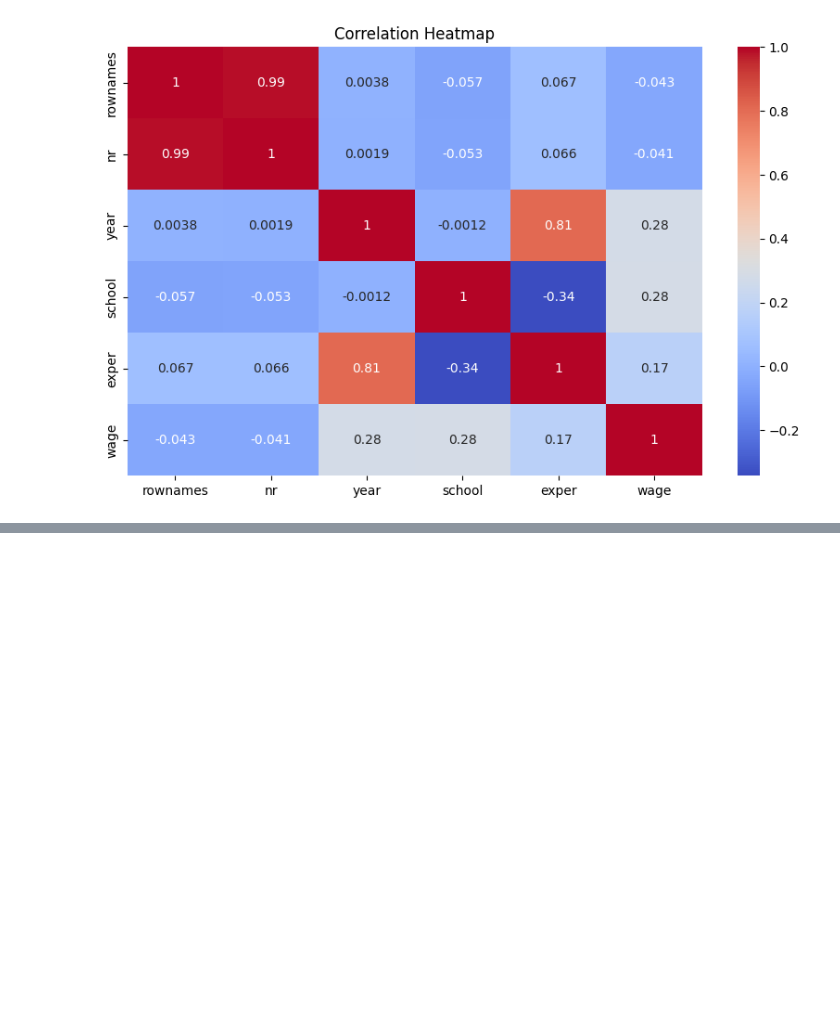
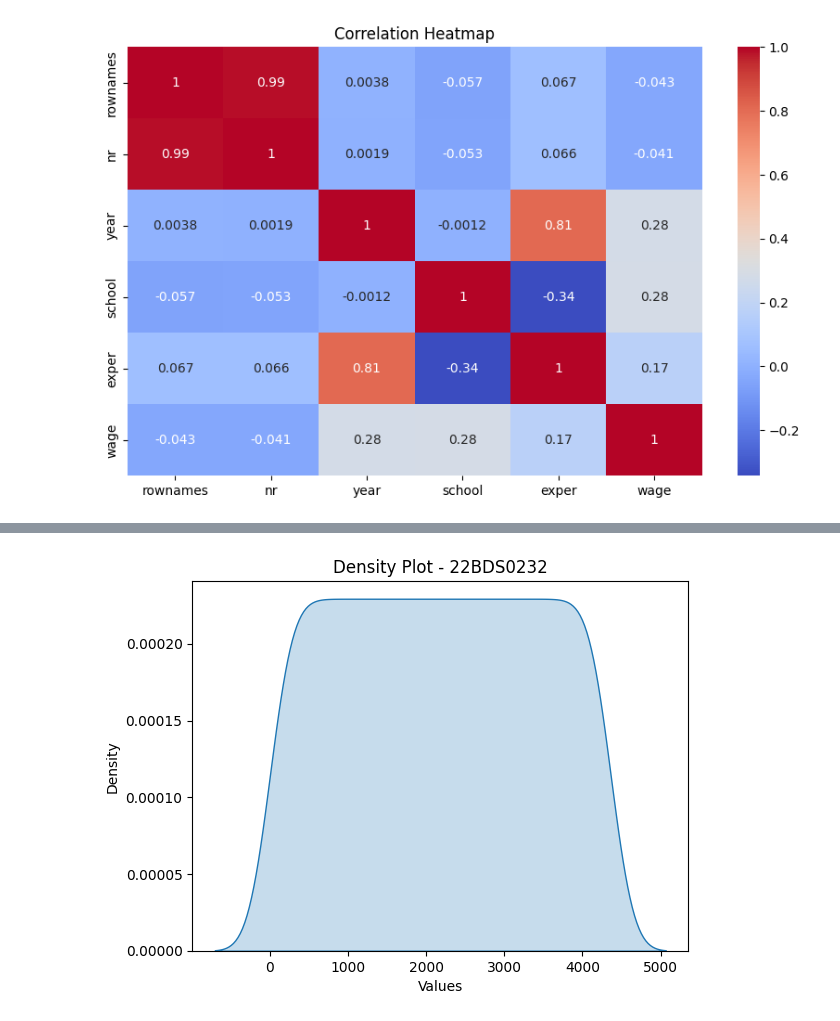
Before and after one commit to 01Kanishk10/Google-Colab-22BDS0232, a Jupyter notebook: 22BDS0232.ipynb, the cells around one changed output, grey strips where cells are left out. Saved outputs shown, nothing was run; the diff lists cells and outputs as text; code cells hidden in the pictures; blank space fills up the shorter version.

```diff
--- a/22BDS0232.ipynb
+++ b/22BDS0232.ipynb
@@ -139,0 +198,7 @@ plt.show()
+# %%
+#=== Visualization: Density
+sns.kdeplot(df.iloc[:,0].dropna(), fill=True)
+plt.title("Density Plot - 22BDS0232"); plt.xlabel("Values"); plt.ylabel("Density")
+plt.show()
+# %% [output]
+[figure, added]
```
Also changed, not shown: parts of 14 cells of this notebook.
